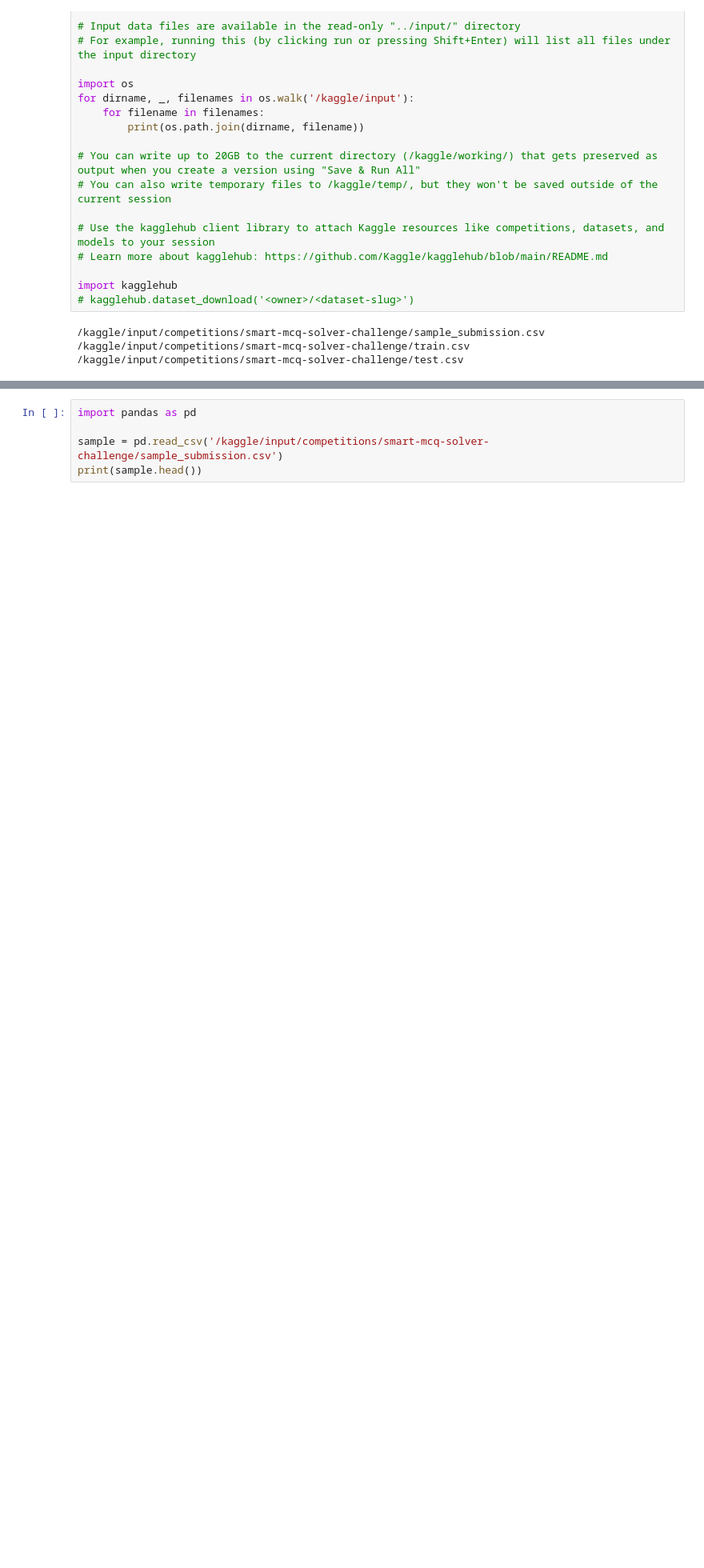
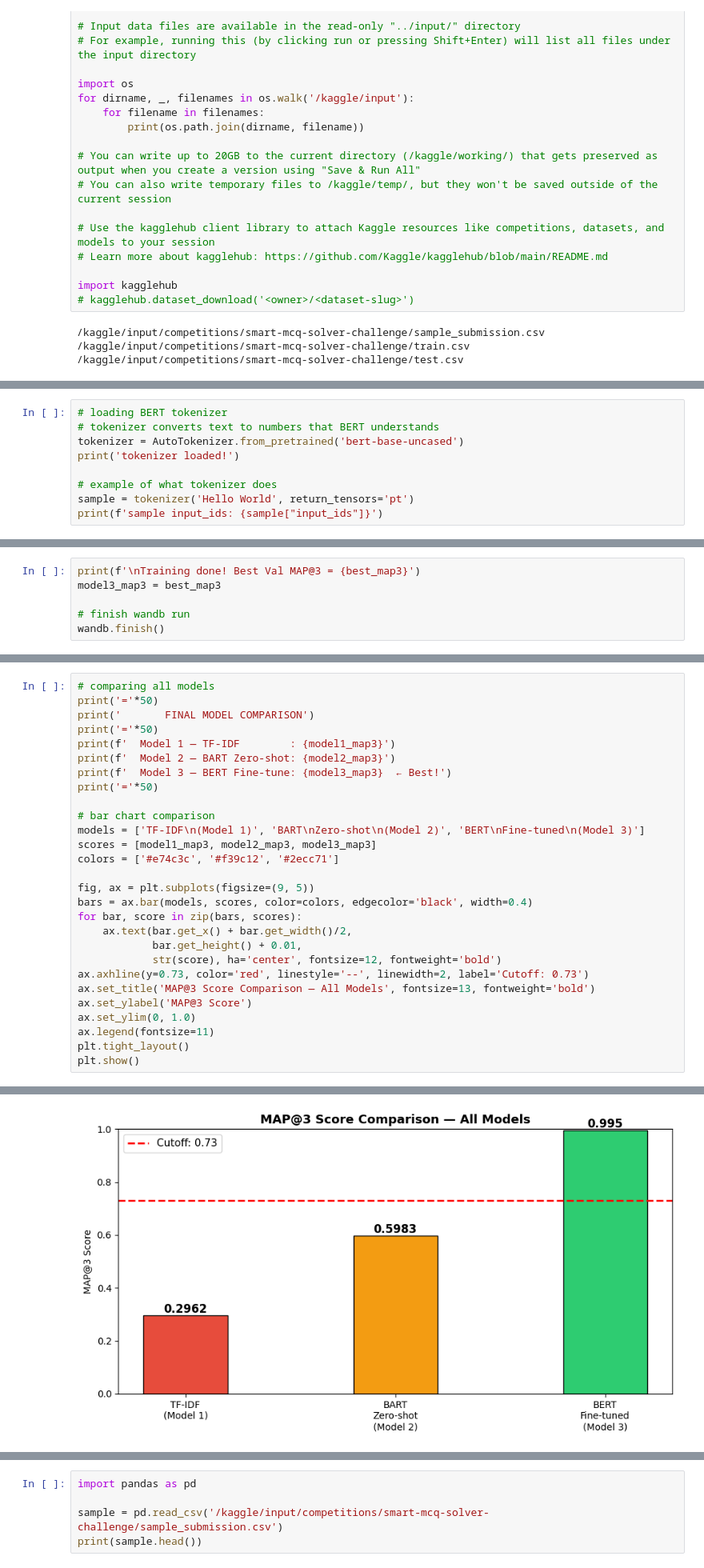
Before and after one commit to prakashpuri/DL-24f1001025-notebook-t22026, a Jupyter notebook: Genai_kaggle_notebook.ipynb, the cells around one changed output, grey strips where cells are left out. Shown at 80% size. Drawn from its saved outputs; the diff is of its cells as text; blank space fills up the shorter version.

```diff
--- a/Genai_kaggle_notebook.ipynb
+++ b/Genai_kaggle_notebook.ipynb
@@ -28,0 +336,9 @@ import kagglehub
+# %%
+# loading BERT tokenizer
+# tokenizer converts text to numbers that BERT understands
+tokenizer = AutoTokenizer.from_pretrained('bert-base-uncased')
+print('tokenizer loaded!')
+
+# example of what tokenizer does
+sample = tokenizer('Hello World', return_tensors='pt')
+print(f'sample input_ids: {sample["input_ids"]}')
@@ -28,0 +525,6 @@ import kagglehub
+# %%
+print(f'\nTraining done! Best Val MAP@3 = {best_map3}')
+model3_map3 = best_map3
+
+# finish wandb run
+wandb.finish()
@@ -28,0 +621,29 @@ import kagglehub
+# %%
+# comparing all models
+print('='*50)
+print('       FINAL MODEL COMPARISON')
+print('='*50)
+print(f'  Model 1 — TF-IDF        : {model1_map3}')
+print(f'  Model 2 — BART Zero-shot: {model2_map3}')
+print(f'  Model 3 — BERT Fine-tune: {model3_map3}  ← Best!')
+print('='*50)
+
+# bar chart comparison
+models = ['TF-IDF\n(Model 1)', 'BART\nZero-shot\n(Model 2)', 'BERT\nFine-tuned\n(Model 3)']
+scores = [model1_map3, model2_map3, model3_map3]
+colors = ['#e74c3c', '#f39c12', '#2ecc71']
+
+fig, ax = plt.subplots(figsize=(9, 5))
+bars = ax.bar(models, scores, color=colors, edgecolor='black', width=0.4)
+for bar, score in zip(bars, scores):
+    ax.text(bar.get_x() + bar.get_width()/2,
+            bar.get_height() + 0.01,
+            str(score), ha='center', fontsize=12, fontweight='bold')
+ax.axhline(y=0.73, color='red', linestyle='--', linewidth=2, label='Cutoff: 0.73')
+ax.set_title('MAP@3 Score Comparison — All Models', fontsize=13, fontweight='bold')
+ax.set_ylabel('MAP@3 Score')
+ax.set_ylim(0, 1.0)
+ax.legend(fontsize=11)
+plt.tight_layout()
+plt.show()
+# %% [output]
@@ -28,0 +657 @@ import kagglehub
+[figure, added]
```
Also changed, not shown: parts of 78 cells of this notebook.
